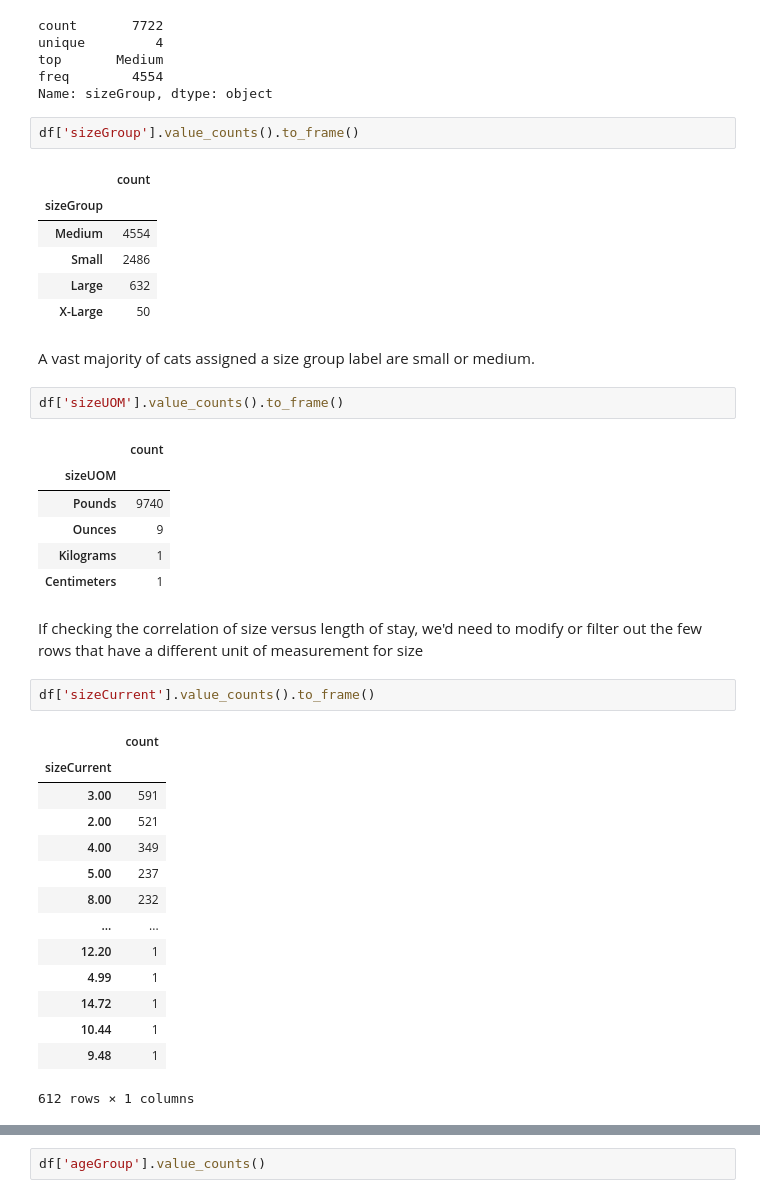
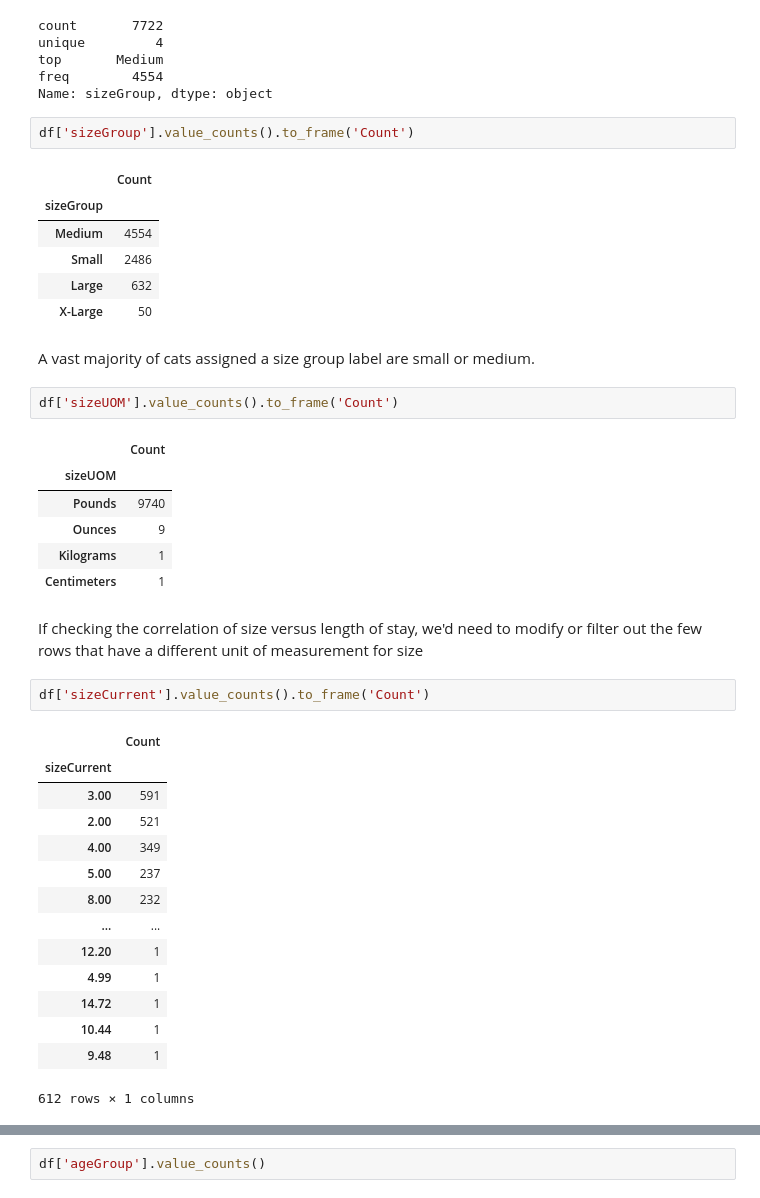
Before and after one commit to AnnaMalaschenko/Cat-Adoption-Exploratory-Analysis, a Jupyter notebook: notebooks/Anna_eda.ipynb, the cells around one changed output, grey strips where cells are left out. Cells and saved outputs as stored; diff of their text form.

```diff
--- a/notebooks/Anna_eda.ipynb
+++ b/notebooks/Anna_eda.ipynb
@@ -165,9 +162,9 @@ top       Medium
 freq        4554
 Name: sizeGroup, dtype: object
 # %%
-df['sizeGroup'].value_counts().to_frame()
+df['sizeGroup'].value_counts().to_frame('Count')
 # %% [output]
-|  | count |
+|  | Count |
 | sizeGroup |  |
 | Medium | 4554 |
 | Small | 2486 |
@@ -176,9 +173,9 @@ df['sizeGroup'].value_counts().to_frame()
 # %% [markdown]
 A vast majority of cats assigned a size group label are small or medium.
 # %%
-df['sizeUOM'].value_counts().to_frame()
+df['sizeUOM'].value_counts().to_frame('Count')
 # %% [output]
-|  | count |
+|  | Count |
 | sizeUOM |  |
 | Pounds | 9740 |
 | Ounces | 9 |
@@ -187,9 +184,9 @@ df['sizeUOM'].value_counts().to_frame()
 # %% [markdown]
 If checking the correlation of size versus length of stay, we'd need to modify or filter out the few rows that have a different unit of measurement for size
 # %%
-df['sizeCurrent'].value_counts().to_frame()
+df['sizeCurrent'].value_counts().to_frame('Count')
 # %% [output]
-|  | count |
+|  | Count |
 | sizeCurrent |  |
 | 3.00 | 591 |
 | 2.00 | 521 |
```
Also changed, not shown: parts of 10 cells of this notebook.
